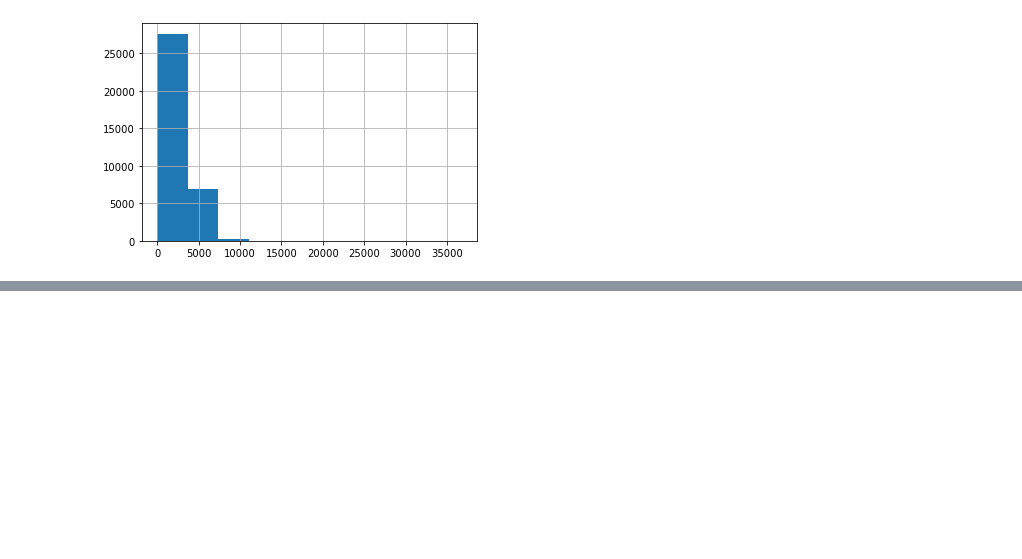
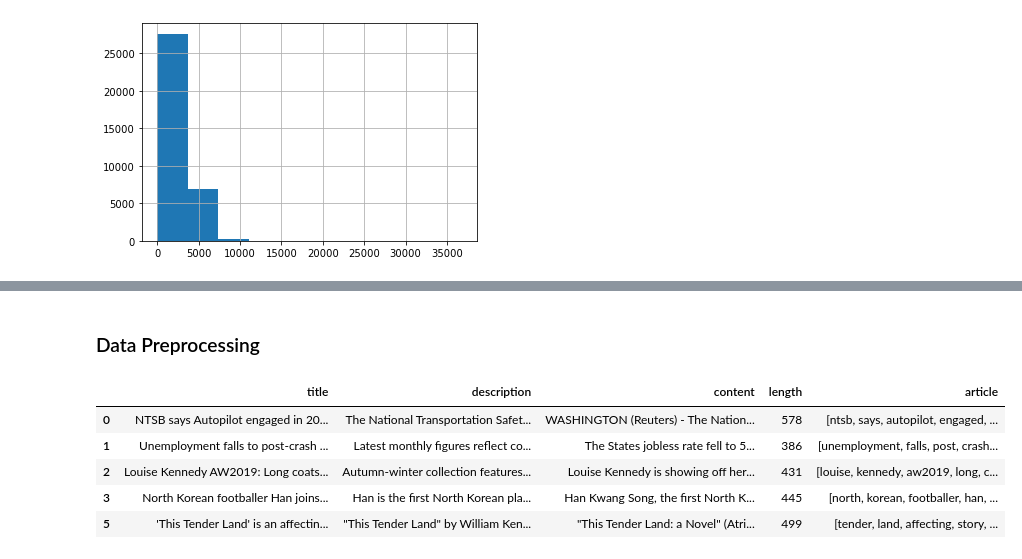
Before and after one commit to NadyaTambunan/TASI-2122-108_TF-IDF-vs-TF-IDF-Group, a Jupyter notebook: implementasi/EDA + Preprocessing.ipynb, the cells around one changed output, grey strips where cells are left out. Cells and saved outputs as stored; diff of their text form; code cells hidden in the pictures; blank space fills up the shorter version.

```diff
--- a/implementasi/EDA + Preprocessing.ipynb
+++ b/implementasi/EDA + Preprocessing.ipynb
@@ -326,0 +455,36 @@ Panjang maksimal plot:
+# %% [markdown]
+<h3> Data Preprocessing </h3>
+# %%
+import nltk
+from nltk.corpus import stopwords
+stopwords = set(stopwords.words('english'))
+# %%
+def preprocess_text(text):
+    """ Apply any preprocessing methods"""
+    text = str(text).lower()  # Lowercase words
+    text = re.sub(r"\[(.*?)\]", "", text)  # Remove [+XYZ chars] in content
+    text = re.sub(r"\s+", " ", text)  # Remove multiple spaces in content
+    text = re.sub(r"\w+…|…", "", text)  # Remove ellipsis (and last word)
+    text = re.sub(r"(?<=\w)-(?=\w)", " ", text)  # Replace dash between words
+    text = re.sub(f"[{re.escape(string.punctuation)}]", "", text)  # Remove punctuation
+
+    tokens = nltk.word_tokenize(text)  # Get tokens from text
+    tokens = [t for t in tokens if not t in stopwords]  # Remove stopwords
+    tokens = ["" if t.isdigit() else t for t in tokens]  # Remove digits
+    tokens = [t for t in tokens if len(t) > 1]  # Remove short tokens
+    return tokens
+
+#Dataset 1
+dataset_1["article"] = dataset_1.title.apply(preprocess_text)
+
+#Dataset 2
+dataset_2["Movie"] = dataset_2.Plot.apply(preprocess_text)
+# %%
+dataset_1.head()
+# %% [output]
+|  | title | description | content | length | article |
+| 0 | NTSB says Autopilot engaged in 20... | The National Transportation Safet... | WASHINGTON (Reuters) - The Nation... | 578 | [ntsb, says, autopilot, engaged, ... |
+| 1 | Unemployment falls to post-crash ... | Latest monthly figures reflect co... | The States jobless rate fell to 5... | 386 | [unemployment, falls, post, crash... |
+| 2 | Louise Kennedy AW2019: Long coats... | Autumn-winter collection features... | Louise Kennedy is showing off her... | 431 | [louise, kennedy, aw2019, long, c... |
+| 3 | North Korean footballer Han joins... | Han is the first North Korean pla... | Han Kwang Song, the first North K... | 445 | [north, korean, footballer, han, ... |
+| 5 | 'This Tender Land' is an affectin... | "This Tender Land" by William Ken... | "This Tender Land: a Novel" (Atri... | 499 | [tender, land, affecting, story, ... |
```
Also changed, not shown: parts of 19 cells of this notebook.
